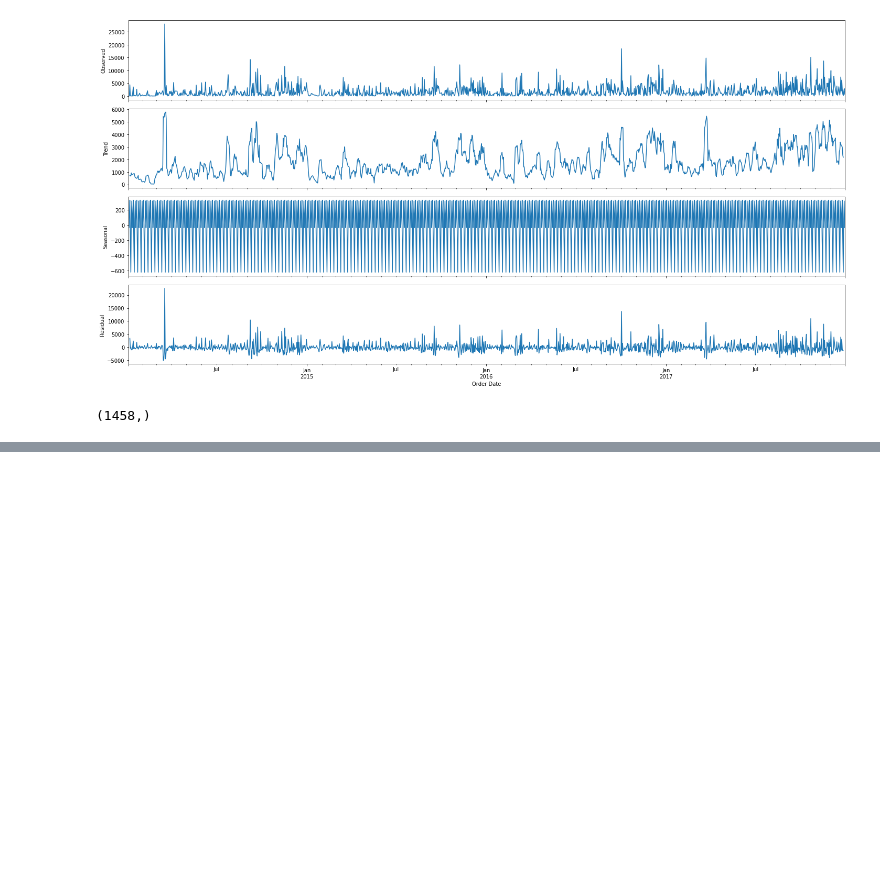
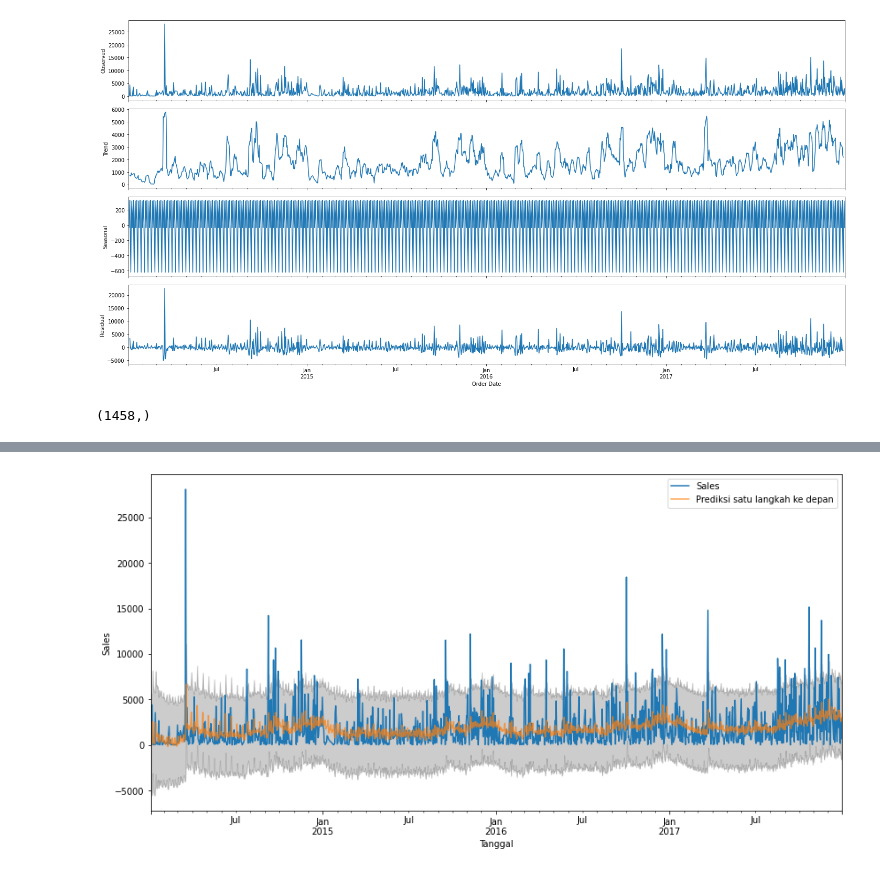
Before and after one commit to Latiefabdul/Retail_2, a Jupyter notebook: Time_Series_Analysis_Retail_2.ipynb, the cells around one changed output, grey strips where cells are left out. Saved outputs shown, nothing was run; the diff lists cells and outputs as text; code cells hidden in the pictures; blank space fills up the shorter version.

```diff
--- a/Demo_Retail.ipynb
+++ b/Time_Series_Analysis_Retail_2.ipynb
@@ -363,0 +317,14 @@ predict.shape
+# %%
+pred = hasil.get_prediction(start=dataset_sales.index[1], dynamic=False) # variabel untuk menunjukkan plot
+pred_confidence = pred.conf_int()
+ax = dataset_sales['2014':].plot(label='observed') # menunjukkan plot nilai original
+pred.predicted_mean.plot(ax=ax, label='Prediksi satu langkah ke depan', alpha=.7, figsize=(14, 7)) # menunjukkan plot untuk nilai prediksi
+ax.fill_between(pred_confidence.index,
+                pred_confidence.iloc[:, 0],
+                pred_confidence.iloc[:, 1], color='k', alpha=.2)
+ax.set_xlabel('Tanggal')
+ax.set_ylabel('Sales')
+plt.legend()
+plt.show()
+# %% [output]
+[figure, added]
```
Also changed, not shown: parts of 53 cells of this notebook.
